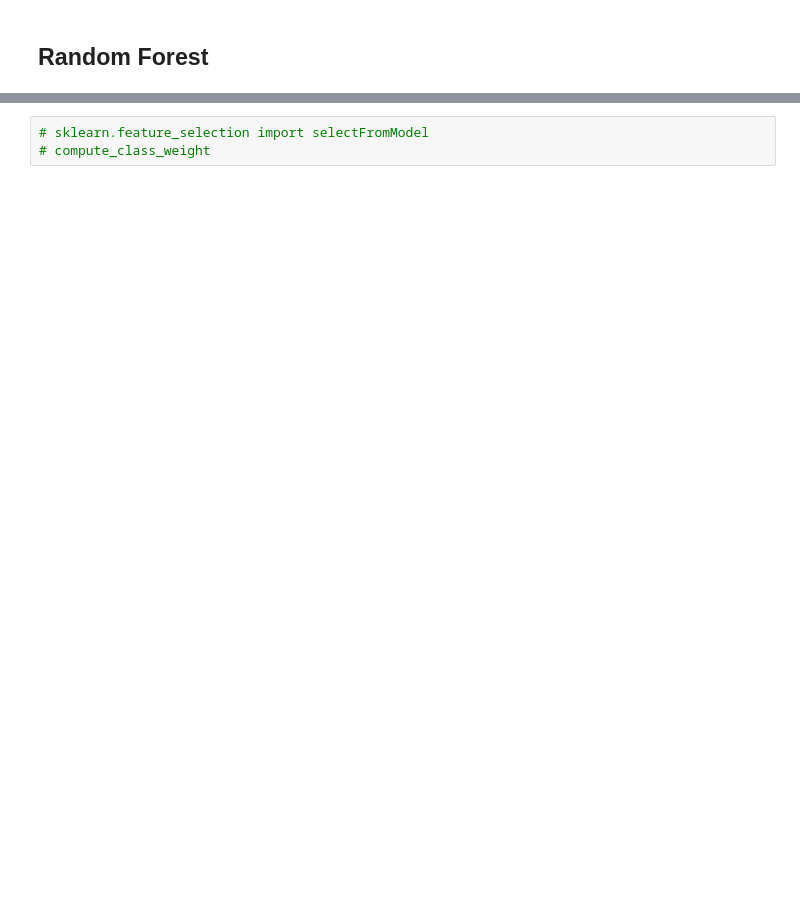
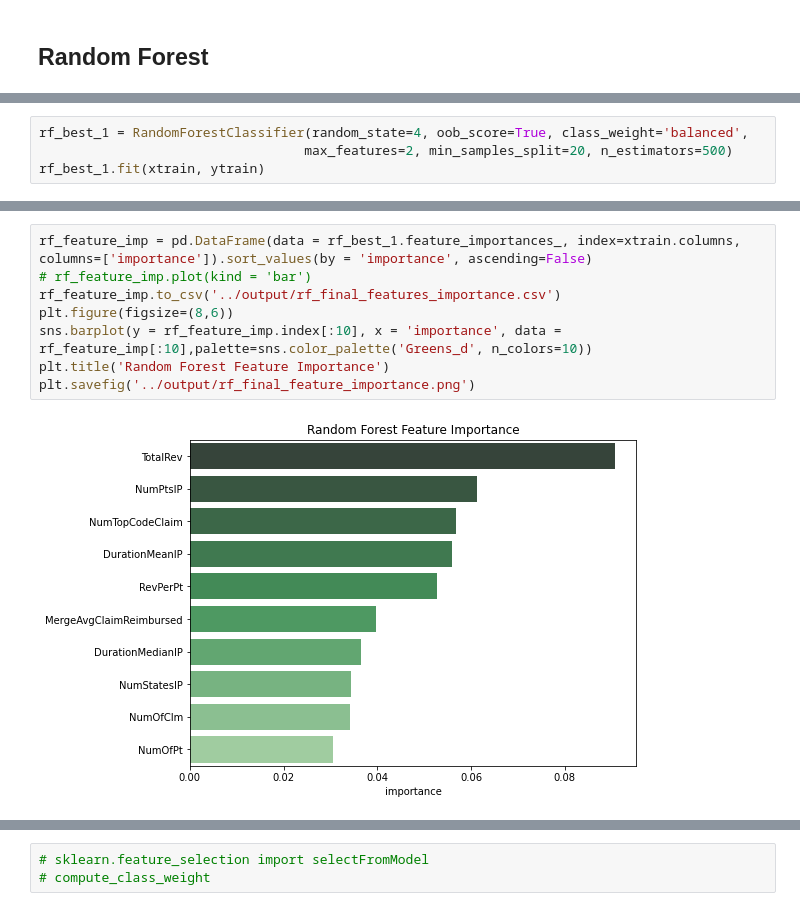
Before and after one commit to microwolf/capstone_healthcare_fraud, a Jupyter notebook: contributors/lu/scripts/Models.ipynb, the cells around one changed output, grey strips where cells are left out. Cells and saved outputs as stored; diff of their text form; blank space fills up the shorter version.

```diff
--- a/contributors/lu/scripts/Models.ipynb
+++ b/contributors/lu/scripts/Models.ipynb
@@ -423,0 +436,4 @@ ValueError: max_depth must be greater than zero.
+# %%
+rf_best_1 = RandomForestClassifier(random_state=4, oob_score=True, class_weight='balanced',
+                                  max_features=2, min_samples_split=20, n_estimators=500)
+rf_best_1.fit(xtrain, ytrain)
@@ -423,0 +449,10 @@ ValueError: max_depth must be greater than zero.
+# %%
+rf_feature_imp = pd.DataFrame(data = rf_best_1.feature_importances_, index=xtrain.columns, columns=['importance']).sort_values(by = 'importance', ascending=False)
+# rf_feature_imp.plot(kind = 'bar')
+rf_feature_imp.to_csv('../output/rf_final_features_importance.csv')
+plt.figure(figsize=(8,6))
+sns.barplot(y = rf_feature_imp.index[:10], x = 'importance', data = rf_feature_imp[:10],palette=sns.color_palette('Greens_d', n_colors=10))
+plt.title('Random Forest Feature Importance')
+plt.savefig('../output/rf_final_feature_importance.png')
+# %% [output]
+[figure, added]
```
Also changed, not shown: parts of 46 cells of this notebook, 2 other files.
